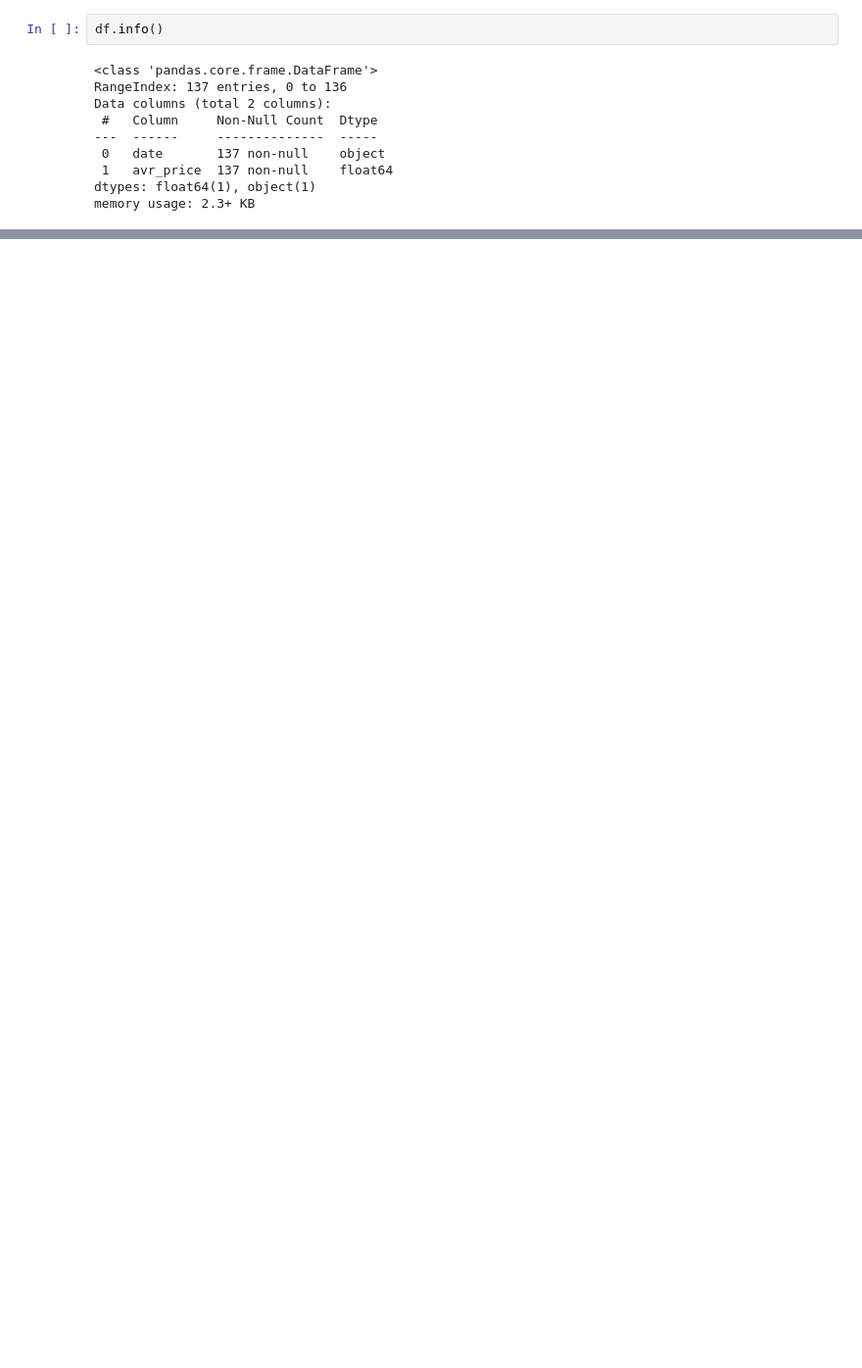
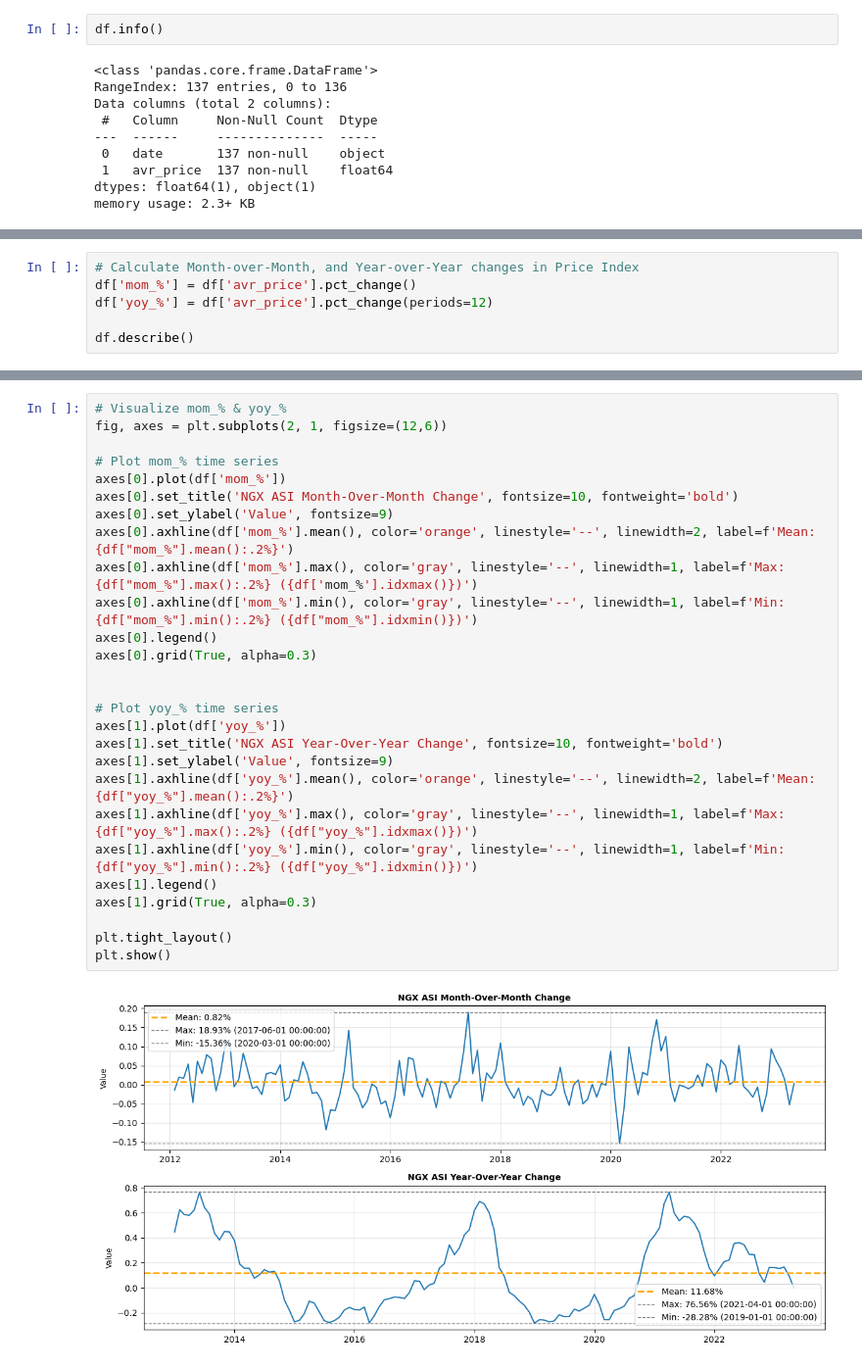
Before and after one commit to dlhegend/-TS_Academy_Capstone_Project, a Jupyter notebook: notebooks/douglas_tsa_cp.ipynb, the cells around one changed output, grey strips where cells are left out. Shown at 98% size. Drawn from its saved outputs; the diff is of its cells as text; blank space fills up the shorter version.

```diff
--- a/notebooks/douglas_tsa_cp.ipynb
+++ b/notebooks/douglas_tsa_cp.ipynb
@@ -321,0 +137,6 @@ plt.show()
+# %%
+# Calculate Month-over-Month, and Year-over-Year changes in Price Index
+df['mom_%'] = df['avr_price'].pct_change()
+df['yoy_%'] = df['avr_price'].pct_change(periods=12)
+
+df.describe()
@@ -321,0 +153,29 @@ plt.show()
+# %%
+# Visualize mom_% & yoy_%
+fig, axes = plt.subplots(2, 1, figsize=(12,6))
+
+# Plot mom_% time series
+axes[0].plot(df['mom_%'])
+axes[0].set_title('NGX ASI Month-Over-Month Change', fontsize=10, fontweight='bold')
+axes[0].set_ylabel('Value', fontsize=9)
+axes[0].axhline(df['mom_%'].mean(), color='orange', linestyle='--', linewidth=2, label=f'Mean: {df["mom_%"].mean():.2%}')
+axes[0].axhline(df['mom_%'].max(), color='gray', linestyle='--', linewidth=1, label=f'Max: {df["mom_%"].max():.2%} ({df['mom_%'].idxmax()})')
+axes[0].axhline(df['mom_%'].min(), color='gray', linestyle='--', linewidth=1, label=f'Min: {df["mom_%"].min():.2%} ({df["mom_%"].idxmin()})')
+axes[0].legend()
+axes[0].grid(True, alpha=0.3)
+
+
+# Plot yoy_% time series
+axes[1].plot(df['yoy_%'])
+axes[1].set_title('NGX ASI Year-Over-Year Change', fontsize=10, fontweight='bold')
+axes[1].set_ylabel('Value', fontsize=9)
+axes[1].axhline(df['yoy_%'].mean(), color='orange', linestyle='--', linewidth=2, label=f'Mean: {df["yoy_%"].mean():.2%}')
+axes[1].axhline(df['yoy_%'].max(), color='gray', linestyle='--', linewidth=1, label=f'Max: {df["yoy_%"].max():.2%} ({df["yoy_%"].idxmax()})')
+axes[1].axhline(df['yoy_%'].min(), color='gray', linestyle='--', linewidth=1, label=f'Min: {df["yoy_%"].min():.2%} ({df["yoy_%"].idxmin()})')
+axes[1].legend()
+axes[1].grid(True, alpha=0.3)
+
+plt.tight_layout()
+plt.show()
+# %% [output]
+[figure, added]
```
Also changed, not shown: parts of 97 cells of this notebook.
